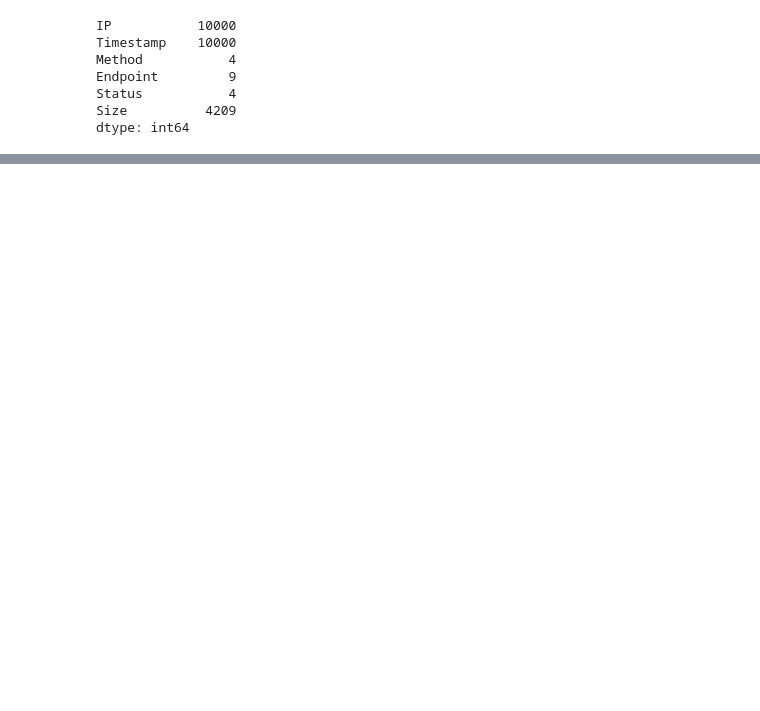
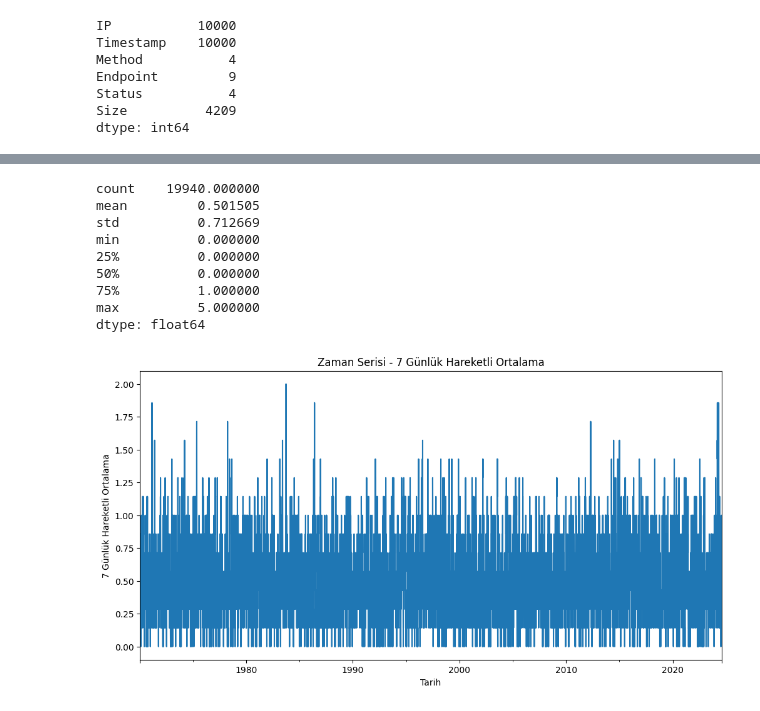
Before and after one commit to haremir/Web_traffic_QA, a Jupyter notebook: main.ipynb, the cells around one changed output, grey strips where cells are left out. Drawn from its saved outputs; the diff is of its cells as text; code cells hidden in the pictures; blank space fills up the shorter version.

```diff
--- a/main.ipynb
+++ b/main.ipynb
@@ -111,0 +192,24 @@ dtype: int64
+# %%
+# Zaman serisinin temel istatistiksel özelliklerini görüntüleyelim
+print(daily_logs.describe())
+
+# Zaman serisinin hareketli ortalamasını hesaplayalım (örneğin 7 günlük)
+daily_logs_rolling = daily_logs.rolling(window=7).mean()
+
+# Hareketli ortalamayı görselleştirelim
+daily_logs_rolling.plot(figsize=(12, 6))
+plt.xlabel('Tarih')
+plt.ylabel('7 Günlük Hareketli Ortalama')
+plt.title('Zaman Serisi - 7 Günlük Hareketli Ortalama')
+plt.show()
+# %% [output]
+count    19940.000000
+mean         0.501505
+std          0.712669
+min          0.000000
+25%          0.000000
+50%          0.000000
+75%          1.000000
+max          5.000000
+dtype: float64
+[figure, added]
```
Also changed, not shown: parts of 9 cells of this notebook.
